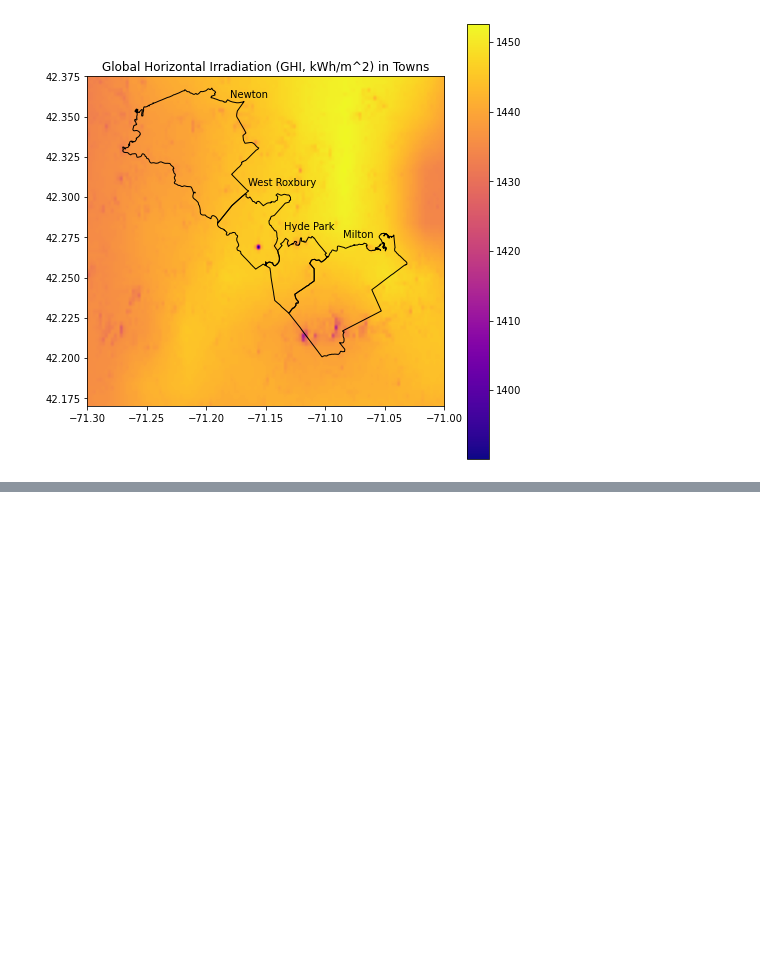
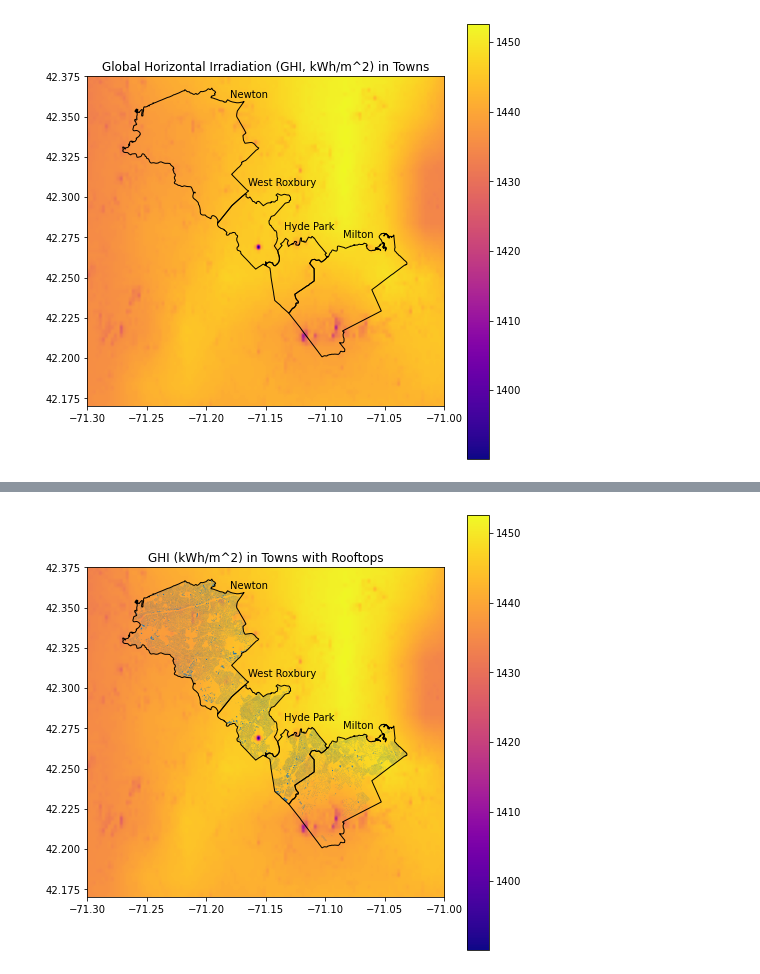
Before and after one commit to ghostpress/ma-solar, a Jupyter notebook: code/initViz.ipynb, the cells around one changed output, grey strips where cells are left out. Saved outputs shown, nothing was run; the diff lists cells and outputs as text; code cells hidden in the pictures; blank space fills up the shorter version.

```diff
--- a/code/initViz.ipynb
+++ b/code/initViz.ipynb
@@ -589,3 +575,27 @@ plt.savefig(outputDir('viz/roofs.png'), dpi=150, format='png')
+# %%
+fig6, ax6 = plt.subplots()
+fig6.set_size_inches(8, 8)
+
+img = ax6.imshow(solar, extent=extent, cmap='plasma')
+plt.colorbar(img)
+
+roofsWRHP.plot(ax=ax6)
+roofsNewton.plot(ax=ax6)
+roofsMilton.plot(ax=ax6)
+solarshp.plot(ax=ax6, color='None', edgecolor='black')
+
+# Town labels
+ax6.text(-71.180, 42.362, 'Newton')
+ax6.text(-71.165, 42.307, 'West Roxbury')
+ax6.text(-71.135, 42.280, 'Hyde Park')
+ax6.text(-71.085, 42.275, 'Milton')
+
+ax6.set_title('GHI (kWh/m^2) in Towns with Rooftops')
+
+# Save image
+plt.savefig(outputDir('viz/GHItownsRoofs.png'), dpi=150, format='png')
+# %% [output]
+[figure, added]
 # %%
 # TODO:
 #   1. Rewrite README w/ new solar data
```
Also changed, not shown: parts of 41 cells of this notebook.
